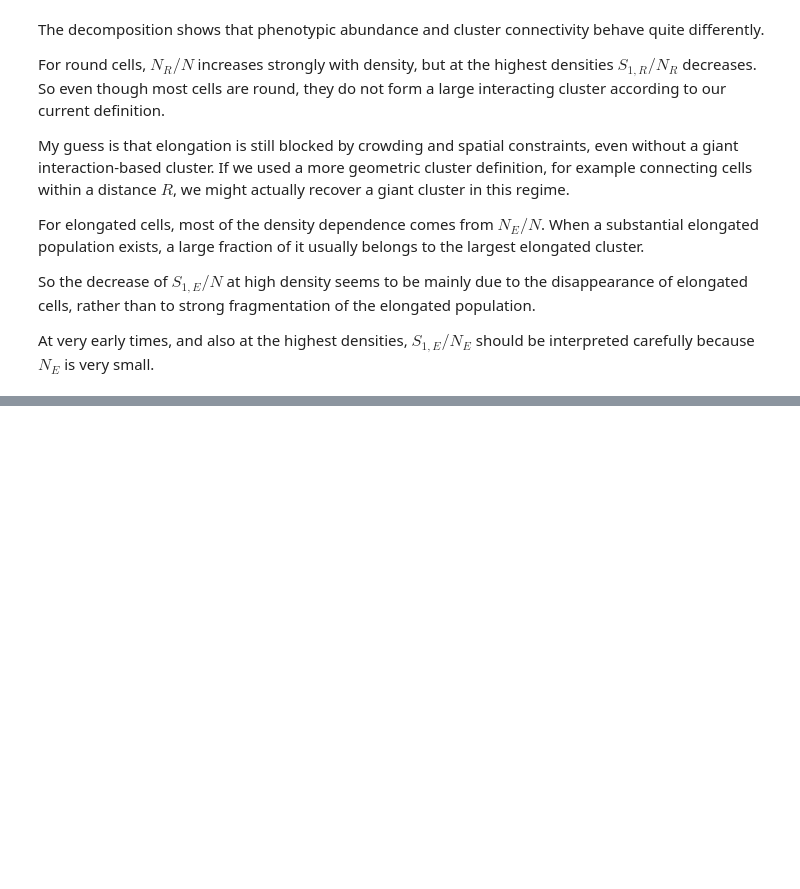
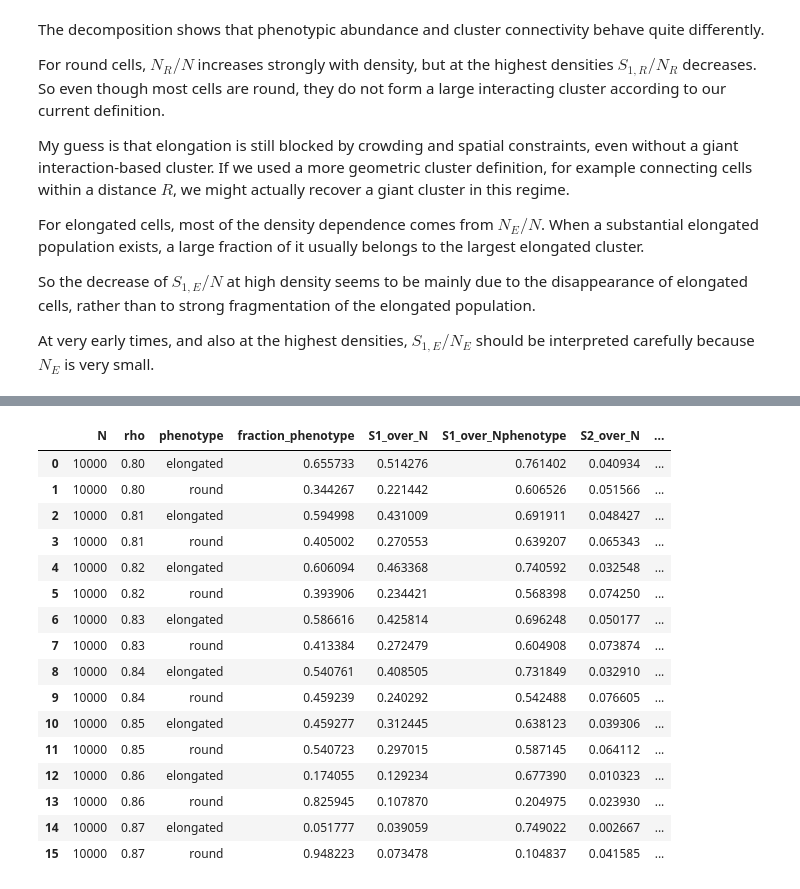
Before and after one commit to gonzaloangaut/oncostreams_analysis_triangular, a Jupyter notebook: clusters_analysis.ipynb, the cells around one changed output, grey strips where cells are left out. Saved outputs shown, nothing was run; the diff lists cells and outputs as text; code cells hidden in the pictures; blank space fills up the shorter version.

```diff
--- a/clusters_analysis.ipynb
+++ b/clusters_analysis.ipynb
@@ -381,0 +402,21 @@ At very early times, and also at the highest densities, $S_{1,E}/N_E$ should be
+# %%
+# Compute the mean of the fraction of phenotype and the mean of S1/N and S1/Nphenotype
+# over the late-time window for each seed, density, and phenotype
+cluster_seed_stats = (
+    cluster_late
+    .groupby(["N", "rho", "seed", "phenotype"])
+    .agg(
+        fraction_phenotype=("fraction_phenotype", "mean"),
+
+        S1_over_N=("S1_over_N", "mean"),
+        S1_over_Nphenotype=("S1_over_Nphenotype", "mean"),
+
+        S2_over_N=("S2_over_N", "mean"),
+        S2_over_Nphenotype=("S2_over_Nphenotype", "mean"),
+
+        psi=("psi", "mean"),
+    )
+    .reset_index()
+)
+
+cluster_seed_stats.head()
@@ -381,0 +430,38 @@ At very early times, and also at the highest densities, $S_{1,E}/N_E$ should be
+# %%
+# Compute the mean of the fraction of phenotype and the mean of S1/N and S1/Nphenotype
+cluster_rho_stats = (
+    cluster_seed_stats
+    .groupby(["N", "rho", "phenotype"])
+    .agg(
+        fraction_phenotype=("fraction_phenotype", "mean"),
+
+        S1_over_N=("S1_over_N", "mean"),
+        S1_over_Nphenotype=("S1_over_Nphenotype", "mean"),
+
+        S2_over_N=("S2_over_N", "mean"),
+        S2_over_Nphenotype=("S2_over_Nphenotype", "mean"),
+
+        psi=("psi", "mean"),
+    )
+    .reset_index()
+)
+
+cluster_rho_stats
+# %% [output]
+|  | N | rho | phenotype | fraction_phenotype | S1_over_N | S1_over_Nphenotype | S2_over_N | ... |
+| 0 | 10000 | 0.80 | elongated | 0.655733 | 0.514276 | 0.761402 | 0.040934 | ... |
+| 1 | 10000 | 0.80 | round | 0.344267 | 0.221442 | 0.606526 | 0.051566 | ... |
+| 2 | 10000 | 0.81 | elongated | 0.594998 | 0.431009 | 0.691911 | 0.048427 | ... |
+| 3 | 10000 | 0.81 | round | 0.405002 | 0.270553 | 0.639207 | 0.065343 | ... |
+| 4 | 10000 | 0.82 | elongated | 0.606094 | 0.463368 | 0.740592 | 0.032548 | ... |
+| 5 | 10000 | 0.82 | round | 0.393906 | 0.234421 | 0.568398 | 0.074250 | ... |
+| 6 | 10000 | 0.83 | elongated | 0.586616 | 0.425814 | 0.696248 | 0.050177 | ... |
+| 7 | 10000 | 0.83 | round | 0.413384 | 0.272479 | 0.604908 | 0.073874 | ... |
+| 8 | 10000 | 0.84 | elongated | 0.540761 | 0.408505 | 0.731849 | 0.032910 | ... |
+| 9 | 10000 | 0.84 | round | 0.459239 | 0.240292 | 0.542488 | 0.076605 | ... |
+| 10 | 10000 | 0.85 | elongated | 0.459277 | 0.312445 | 0.638123 | 0.039306 | ... |
+| 11 | 10000 | 0.85 | round | 0.540723 | 0.297015 | 0.587145 | 0.064112 | ... |
+| 12 | 10000 | 0.86 | elongated | 0.174055 | 0.129234 | 0.677390 | 0.010323 | ... |
+| 13 | 10000 | 0.86 | round | 0.825945 | 0.107870 | 0.204975 | 0.023930 | ... |
+| 14 | 10000 | 0.87 | elongated | 0.051777 | 0.039059 | 0.749022 | 0.002667 | ... |
+| 15 | 10000 | 0.87 | round | 0.948223 | 0.073478 | 0.104837 | 0.041585 | ... |
```
Also changed, not shown: parts of 8 cells of this notebook, 2 other files.
